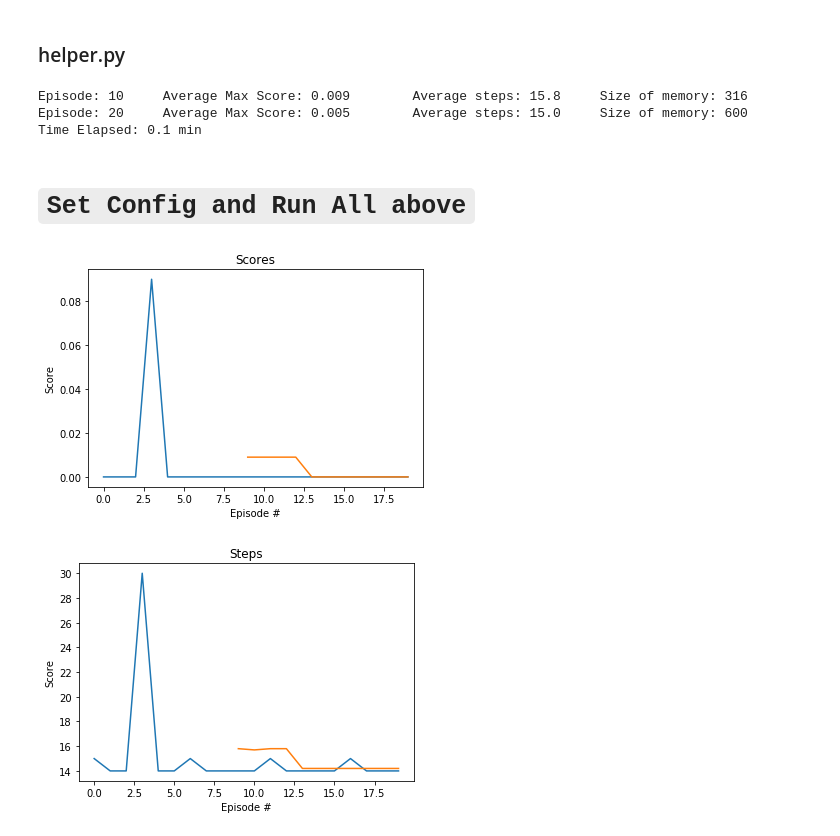
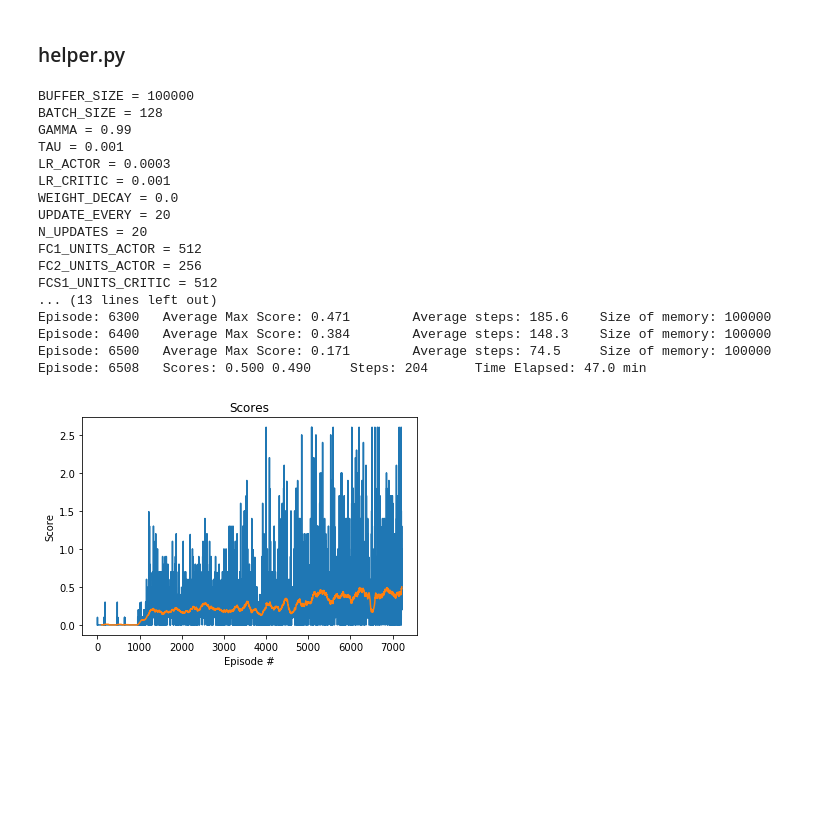
Before and after one commit to jeff-daniels/Udacity-Deep-Reinforcement-Learning-Nanodegree, a Jupyter notebook: Project 3: Collaboration and Competition/Tennis.ipynb, the cells around one changed output. Saved outputs shown, nothing was run; the diff lists cells and outputs as text; code cells hidden in the pictures; blank space fills up the shorter version.

Commit message:
reach target score

```diff
--- a/Project 3: Collaboration and Competition/Tennis.ipynb
+++ b/Project 3: Collaboration and Competition/Tennis.ipynb
@@ -214,20 +216,49 @@ def run_steps(max_episodes=1000, max_steps=1e5, scores_window_len=100, target_sc
     return scores_per_episode, steps_per_episode
 # %%
 with active_session():
-    scores, steps = run_steps(max_episodes=20, max_steps=10000, scores_window_len=100, target_score = 0.5,
-                              print_interval=10, save_interval=10,
-                              resume_training=False, load_checkpoint_path=f'checkpoint-{10}.tar')
+    scores, steps = run_steps(max_episodes=10000, max_steps=10000, scores_window_len=100, target_score = 0.5,
+                              print_interval=100, save_interval=500,
+                              resume_training=True, load_checkpoint_path=f'checkpoint-{5000}.tar')
 # %% [output]
-Episode: 10     Average Max Score: 0.009        Average steps: 15.8     Size of memory: 316
-Episode: 20     Average Max Score: 0.005        Average steps: 15.0     Size of memory: 600
-Time Elapsed: 0.1 min
+BUFFER_SIZE = 100000
+BATCH_SIZE = 128
+GAMMA = 0.99
+TAU = 0.001
+LR_ACTOR = 0.0003
+LR_CRITIC = 0.001
+WEIGHT_DECAY = 0.0
+UPDATE_EVERY = 20
+N_UPDATES = 20
+FC1_UNITS_ACTOR = 512
+FC2_UNITS_ACTOR = 256
+FCS1_UNITS_CRITIC = 512
+... (13 lines left out)
+Episode: 6300   Average Max Score: 0.471        Average steps: 185.6    Size of memory: 100000
+Episode: 6400   Average Max Score: 0.384        Average steps: 148.3    Size of memory: 100000
+Episode: 6500   Average Max Score: 0.171        Average steps: 74.5     Size of memory: 100000
+Episode: 6508   Scores: 0.500 0.490     Steps: 204      Time Elapsed: 47.0 min
-# %% [markdown]
-# `Set Config and Run All above`
+# %%
+# Save the actor and critic model weights
+agents = ddpg_agent.Agent(state_size, action_size, num_agents, RANDOM_SEED)  # create agents
+agents, scores_per_episode, steps_per_episode = (load_checkpoint(agents, [], [], 'checkpoint-7220.tar'))
+torch.save({'actor_dict': agents.actor_local.state_dict()}, 'checkpoint_actor.pth')
+torch.save({'critic_dict': agents.critic_local.state_dict()}, 'checkpoint_critic.pth')
+
+# Save the model without memory for a github commit
+torch.save({'scores_per_episode': scores_per_episode,
+                'steps_per_episode': steps_per_episode,
+                'hyperparameters': get_hyperparameters(ddpg_agent),
+                'actor_local_dict': agents.actor_local.state_dict(),
+                'actor_target_dict': agents.actor_target.state_dict(),
+                'critic_local_dict': agents.critic_local.state_dict(),
+                'critic_target_dict': agents.critic_target.state_dict(),
+                'actor_optimizer_dict': agents.actor_optimizer.state_dict(),
+                'critic_optimizer_dict': agents.critic_optimizer.state_dict()
+              }, 'checkpoint-7220_without_memory.tar')
 # %%
-plot_scores([max(score) for score in scores], rolling_window=10, title = 'Scores')
+# Plot the scores
+# Environment solved in 7120 episodes
+max_scores = [max(score) for score in scores_per_episode]
+plot_scores(max_scores, rolling_window=100, title = 'Scores')
 # %% [output]
-[figure, old version]
+[figure, new version]
-# %%
-plot_scores(steps, rolling_window=10, title = 'Steps')
-# %% [output]
-[figure, removed]
```
Also changed, not shown: parts of 5 cells of this notebook, 5 other files.
